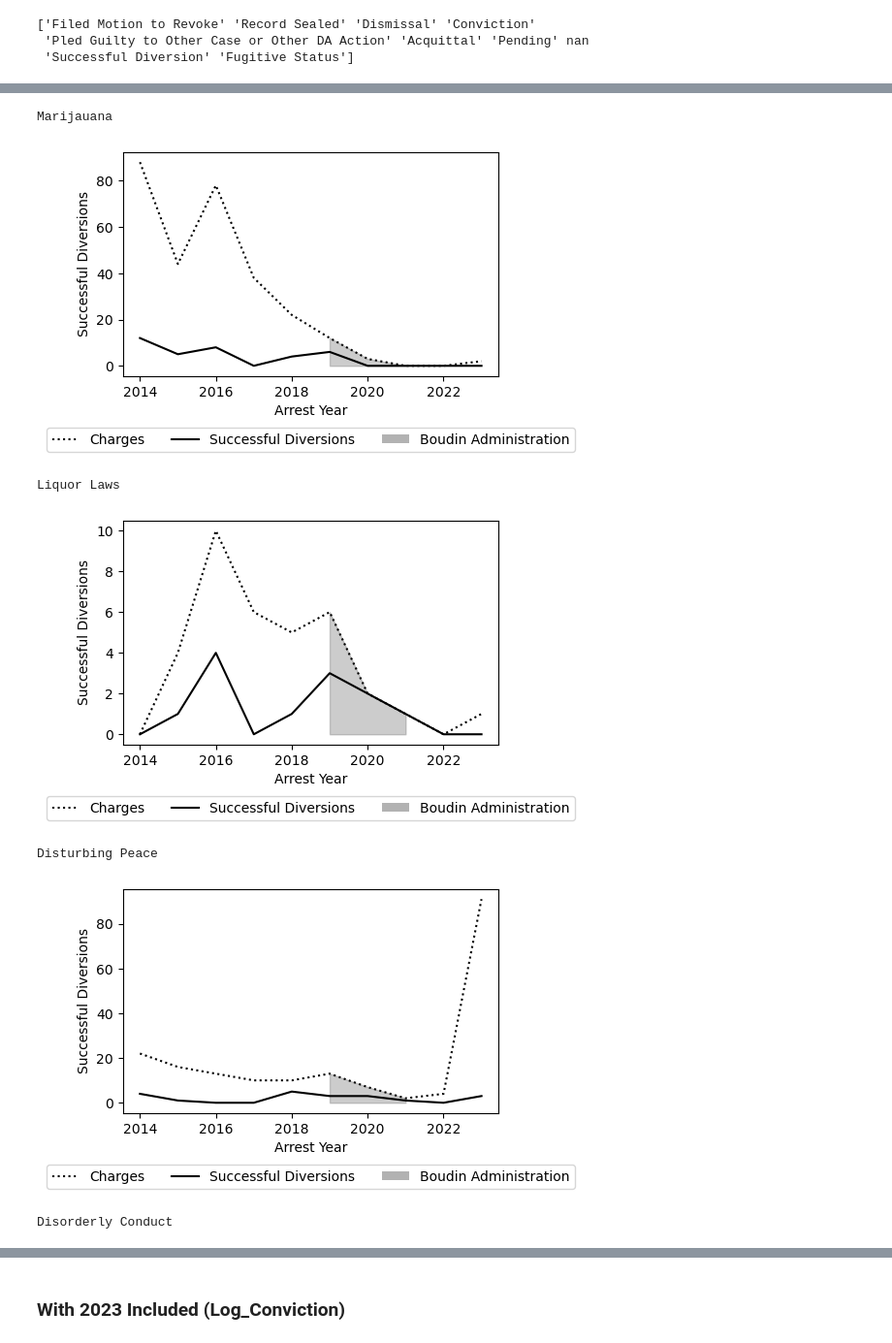
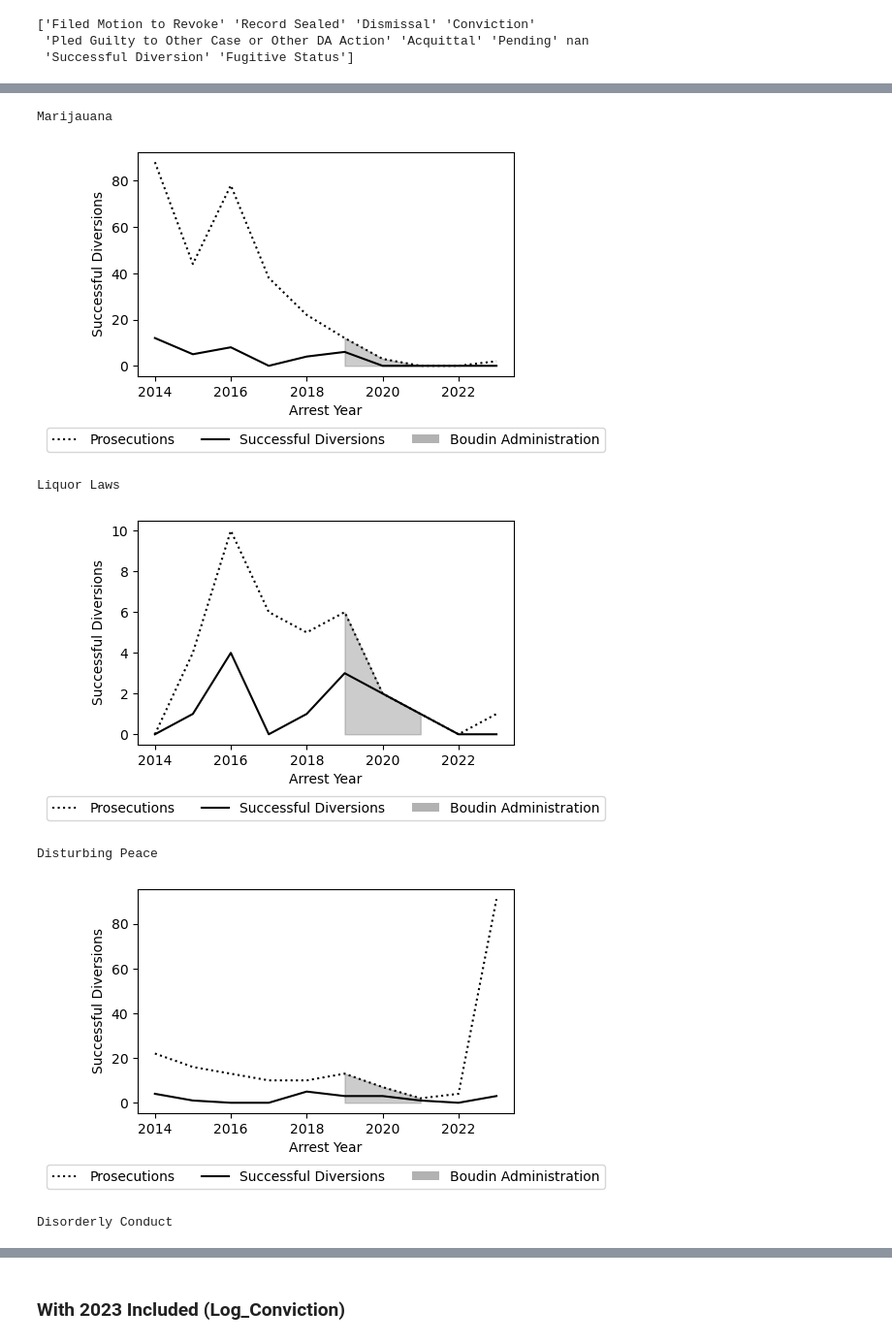
Before and after one commit to jgte29/ucbhonorsthesis2023-2024, a Jupyter notebook: Data_Analysis.ipynb, the cells around one changed output, grey strips where cells are left out. Shown at 97% size. Saved outputs shown, nothing was run; the diff lists cells and outputs as text; code cells hidden in the pictures.

```diff
--- a/Data_Analysis.ipynb
+++ b/Data_Analysis.ipynb
@@ -1718,7 +1946,7 @@ for col in desired_cols:
         df4[label2] = 0.0
 
     plt.figure(figsize=(5, 3))
-    line1, = plt.plot(df4.index, df4[label1], color = 'black', linestyle='dotted', label='Charges')
+    line1, = plt.plot(df4.index, df4[label1], color = 'black', linestyle='dotted', label='Prosecutions')
     line2, = plt.plot(df4.index, df4[label2], color = 'black', linestyle='solid', label=f'{desired_case_status}s')
     # Adding labels and legend
     plt.title(f'Yearly {col} SFDA Actions')
@@ -1768,37 +1996,37 @@ shade_end = 2021
 for col in desired_cols:
     df4 = pd.DataFrame(df3.index)
     df4.set_index('arrest_yr', inplace=True)
     label1 = f'{col}_Charges'
     df4[label1] = charges_df[col]
     label2 = f'{col}_{desired_case_status}s'
 
     try:
         df4[label2] = df3[col]
     except:
         df4[label2] = 0.0
 
     plt.figure(figsize=(5, 3))
-    line1, = plt.plot(df4.index, df4[label1], color = 'black', linestyle='dotted', label='Charges')
+    line1, = plt.plot(df4.index, df4[label1], color = 'black', linestyle='dotted', label='Prosecutions')
     line2, = plt.plot(df4.index, df4[label2], color = 'black', linestyle='solid', label=f'{desired_case_status}s')
     # Adding labels and legend
     # plt.title(f'Yearly {col} SFDA Actions')
     print(col)
     plt.xlabel('Arrest Year')
     plt.ylabel(f'{desired_case_status}s')
     plt.fill_between(df4.index, 0, df4[label1],
                      where=(df4.index >= shade_start) & (df4.index <= shade_end),
                      color='gray', alpha=0.4)
 
     legend_elements = [line1, line2, Patch(facecolor='gray', alpha=0.6, label='Boudin Administration')]
 
     plt.legend(handles=legend_elements, loc='upper center', bbox_to_anchor=(0.5, -0.2), ncol=3)
     plt.grid(False)
     plt.show()
 # %% [output]
 Marijauana
-[figure, old version]
+[figure, new version]
 Liquor Laws
-[figure, old version]
+[figure, new version]
 Disturbing Peace
-[figure, old version]
+[figure, new version]
 Disorderly Conduct
```
Also changed, not shown: parts of 57 cells of this notebook.
